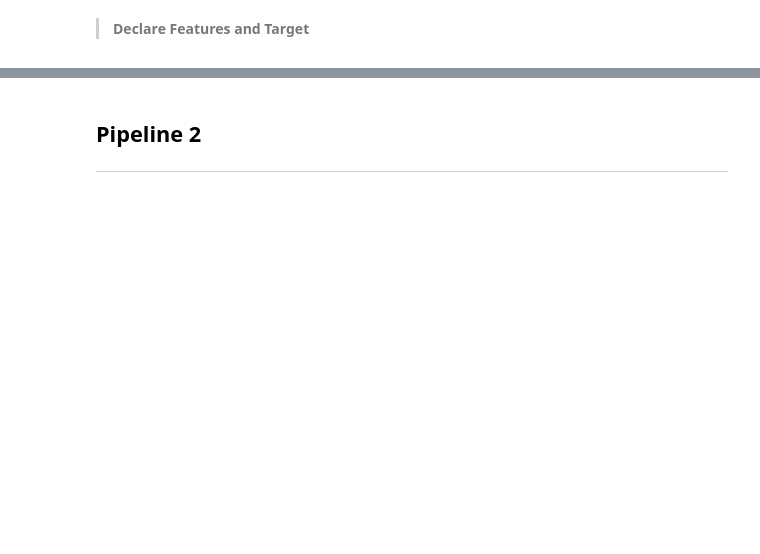
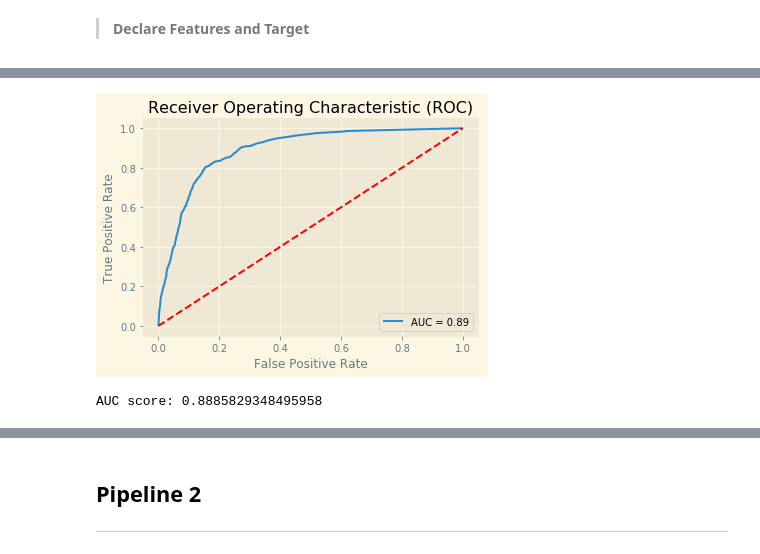
Before and after one commit to fairfield-university-ba545/project2-mtb, a Jupyter notebook: 8.6_Random_Forest.ipynb, the cells around one changed output, grey strips where cells are left out. Cells and saved outputs as stored; diff of their text form; code cells hidden in the pictures; blank space fills up the shorter version.

```diff
--- a/8.6_Random_Forest.ipynb
+++ b/8.6_Random_Forest.ipynb
@@ -61,10 +139,14 @@ X_train, X_test, y_train, y_test = train_test_split(X, y, test_size=0.3, random_
 #Import Random Forest Model
 from sklearn.ensemble import RandomForestClassifier
 
-#Create a Gaussian Classifier
-clf = RandomForestClassifier(n_estimators=100)
+#Create a Random Forest Classifier
+clf = RandomForestClassifier(random_state=2019)
 
 #Train the model using the training sets y_pred=clf.predict(X_test)
 clf.fit(X_train,y_train)
 
 y_pred = clf.predict(X_test)
+
+#check the predictive performance using the actual and predicted values
+from sklearn.metrics import classification_report, confusion_matrix
+print(classification_report(y_test, y_pred))
@@ -70,0 +215,9 @@ y_pred = clf.predict(X_test)
+# %%
+sm = SMOTE(random_state = 2019)
+X_train_res, y_train_res = sm.fit_sample(X_train, y_train)
+
+print('After OverSampling, the shape of train_X: {}'.format(X_train_res.shape))
+print('After OverSampling, the shape of train_y: {} \n'.format(y_train_res.shape))
+
+print("After OverSampling, counts of label '1': {}".format(sum(y_train_res == 1)))
+print("After OverSampling, counts of label '0': {}".format(sum(y_train_res == 0)))
@@ -70,0 +230,16 @@ y_pred = clf.predict(X_test)
+# %%
+# define the model
+#Import Random Forest Model
+from sklearn.ensemble import RandomForestClassifier
+
+#Create a RandomForest Classifier
+clf1 = RandomForestClassifier(n_estimators=100, random_state=2019)
+
+#Train the model using the training sets y_pred=clf.predict(X_test)
+clf1.fit(X_train_res,y_train_res)
+
+y_pred = clf1.predict(X_test)
+
+#check the predictive performance using the actual and predicted values
+from sklearn.metrics import classification_report, confusion_matrix
+print(classification_report(y_test, y_pred))
@@ -70,0 +255,6 @@ y_pred = clf.predict(X_test)
+# %%
+# apply function to plot the ROC Curve
+roc_curve(X_test=X_test, y_test=y_test, model=clf1)
+# %% [output]
+[figure, added]
+AUC score: 0.8885829348495958
```
Also changed, not shown: parts of 152 cells of this notebook, 4 other files.
